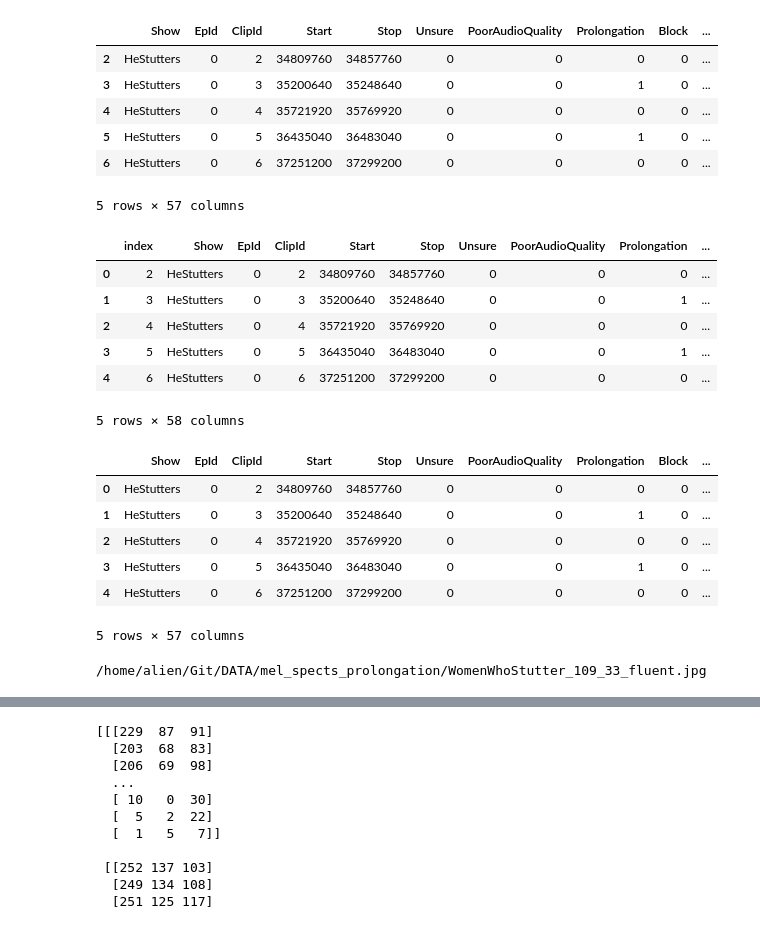
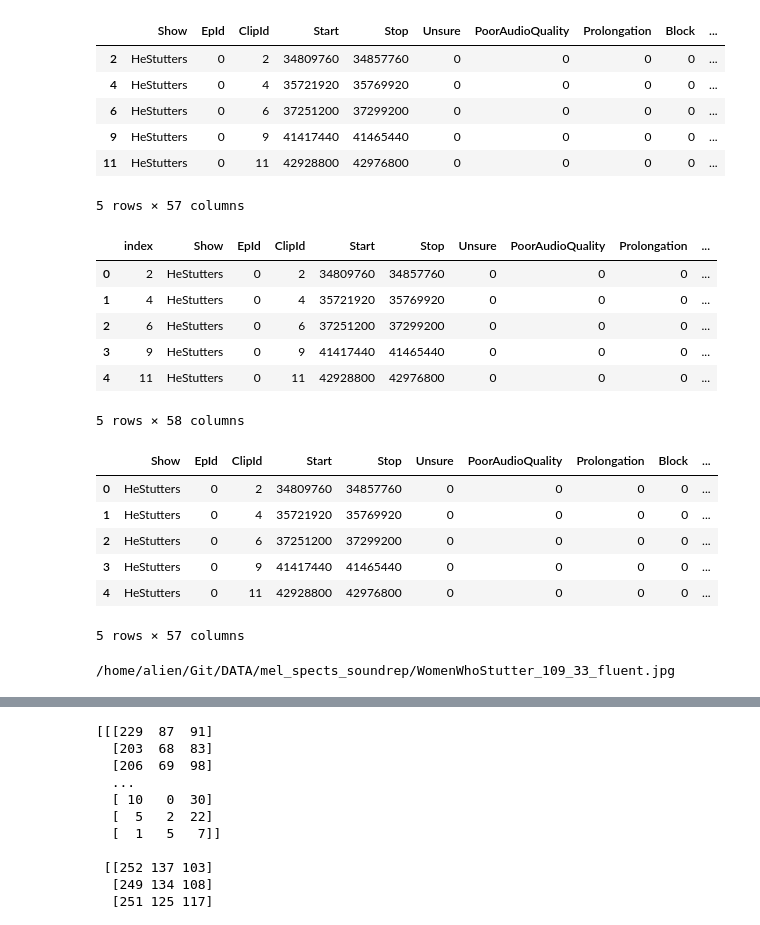
Before and after one commit to justanotherinternetguy/XSpeech, a Jupyter notebook: model/valid.ipynb, the cells around one changed output, grey strips where cells are left out. Drawn from its saved outputs; the diff is of its cells as text; code cells hidden in the pictures.

```diff
--- a/model/valid.ipynb
+++ b/model/valid.ipynb
@@ -23,17 +23,17 @@ df = pd.read_csv("../data_processing/sep28k-mfcc.csv")
 # %%
 df = df[df['NaturalPause'] == 0]
 df = df[df['Interjection'] == 0]
+df = df[df['Prolongation'] == 0]
 df = df[df['WordRep'] == 0]
-df = df[df['SoundRep'] == 0]
 df = df[df['Block'] == 0]
 df.head()
 # %% [output]
 |  | Show | EpId | ClipId | Start | Stop | Unsure | PoorAudioQuality | Prolongation | Block | ... |
 | 2 | HeStutters | 0 | 2 | 34809760 | 34857760 | 0 | 0 | 0 | 0 | ... |
-| 3 | HeStutters | 0 | 3 | 35200640 | 35248640 | 0 | 0 | 1 | 0 | ... |
 | 4 | HeStutters | 0 | 4 | 35721920 | 35769920 | 0 | 0 | 0 | 0 | ... |
-| 5 | HeStutters | 0 | 5 | 36435040 | 36483040 | 0 | 0 | 1 | 0 | ... |
 | 6 | HeStutters | 0 | 6 | 37251200 | 37299200 | 0 | 0 | 0 | 0 | ... |
+| 9 | HeStutters | 0 | 9 | 41417440 | 41465440 | 0 | 0 | 0 | 0 | ... |
+| 11 | HeStutters | 0 | 11 | 42928800 | 42976800 | 0 | 0 | 0 | 0 | ... |
 5 rows × 57 columns
 # %%
 df = df.reset_index()
@@ -41,10 +41,10 @@ df.head()
 # %% [output]
 |  | index | Show | EpId | ClipId | Start | Stop | Unsure | PoorAudioQuality | Prolongation | ... |
 | 0 | 2 | HeStutters | 0 | 2 | 34809760 | 34857760 | 0 | 0 | 0 | ... |
-| 1 | 3 | HeStutters | 0 | 3 | 35200640 | 35248640 | 0 | 0 | 1 | ... |
-| 2 | 4 | HeStutters | 0 | 4 | 35721920 | 35769920 | 0 | 0 | 0 | ... |
-| 3 | 5 | HeStutters | 0 | 5 | 36435040 | 36483040 | 0 | 0 | 1 | ... |
-| 4 | 6 | HeStutters | 0 | 6 | 37251200 | 37299200 | 0 | 0 | 0 | ... |
+| 1 | 4 | HeStutters | 0 | 4 | 35721920 | 35769920 | 0 | 0 | 0 | ... |
+| 2 | 6 | HeStutters | 0 | 6 | 37251200 | 37299200 | 0 | 0 | 0 | ... |
+| 3 | 9 | HeStutters | 0 | 9 | 41417440 | 41465440 | 0 | 0 | 0 | ... |
+| 4 | 11 | HeStutters | 0 | 11 | 42928800 | 42976800 | 0 | 0 | 0 | ... |
 5 rows × 58 columns
 # %%
 df = df.drop(columns=['index'])
@@ -52,9 +52,9 @@ df.head()
 # %% [output]
 |  | Show | EpId | ClipId | Start | Stop | Unsure | PoorAudioQuality | Prolongation | Block | ... |
 | 0 | HeStutters | 0 | 2 | 34809760 | 34857760 | 0 | 0 | 0 | 0 | ... |
-| 1 | HeStutters | 0 | 3 | 35200640 | 35248640 | 0 | 0 | 1 | 0 | ... |
-| 2 | HeStutters | 0 | 4 | 35721920 | 35769920 | 0 | 0 | 0 | 0 | ... |
-| 3 | HeStutters | 0 | 5 | 36435040 | 36483040 | 0 | 0 | 1 | 0 | ... |
-| 4 | HeStutters | 0 | 6 | 37251200 | 37299200 | 0 | 0 | 0 | 0 | ... |
+| 1 | HeStutters | 0 | 4 | 35721920 | 35769920 | 0 | 0 | 0 | 0 | ... |
+| 2 | HeStutters | 0 | 6 | 37251200 | 37299200 | 0 | 0 | 0 | 0 | ... |
+| 3 | HeStutters | 0 | 9 | 41417440 | 41465440 | 0 | 0 | 0 | 0 | ... |
+| 4 | HeStutters | 0 | 11 | 42928800 | 42976800 | 0 | 0 | 0 | 0 | ... |
 5 rows × 57 columns
 # %%
@@ -66,21 +66,21 @@ def list_files(directory):
     return [f for f in os.listdir(directory) if os.path.isfile(os.path.join(directory, f))]
 
 # Replace 'directory_path' with the path to your directory
-directory_path = '/home/alien/Git/DATA/mel_spects_prolongation'
+directory_path = '/home/alien/Git/DATA/mel_spects_soundrep'
 # names_list = list_files(directory_path)
-names_list = pd.read_csv("prolongation.csv")['Name'].values.tolist()
+names_list = pd.read_csv("soundrep.csv")['Name'].values.tolist()
 # full_names_list = ["/home/alien/Git/DATA/mfcc_images/" + img + ".jpg" for img in names_list]
 full_names_list = []
 for img in names_list:
-    corresponding_sound = df.loc[df['Name'] == img, 'Prolongation'].values[0]
+    corresponding_sound = df.loc[df['Name'] == img, 'SoundRep'].values[0]
     if corresponding_sound == 0:
-        full_names_list.append("/home/alien/Git/DATA/mel_spects_prolongation/" + img + "_fluent.jpg")
+        full_names_list.append("/home/alien/Git/DATA/mel_spects_soundrep/" + img + "_fluent.jpg")
     if corresponding_sound >= 1:
-        full_names_list.append("/home/alien/Git/DATA/mel_spects_prolongation/" + img + "_stutter.jpg")
+        full_names_list.append("/home/alien/Git/DATA/mel_spects_soundrep/" + img + "_stutter.jpg")
 
 print(full_names_list[-2])
 # %% [output]
-/home/alien/Git/DATA/mel_spects_prolongation/WomenWhoStutter_109_33_fluent.jpg
+/home/alien/Git/DATA/mel_spects_soundrep/WomenWhoStutter_109_33_fluent.jpg
 # %%
 def load_all(imagefile_list):
     data = []
```
Also changed, not shown: parts of 12 cells of this notebook, 8 other files.
